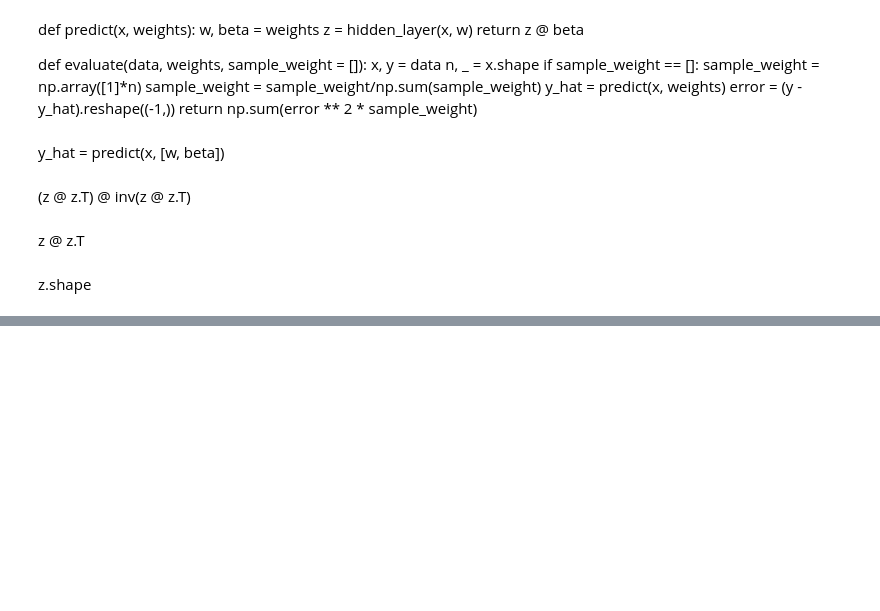
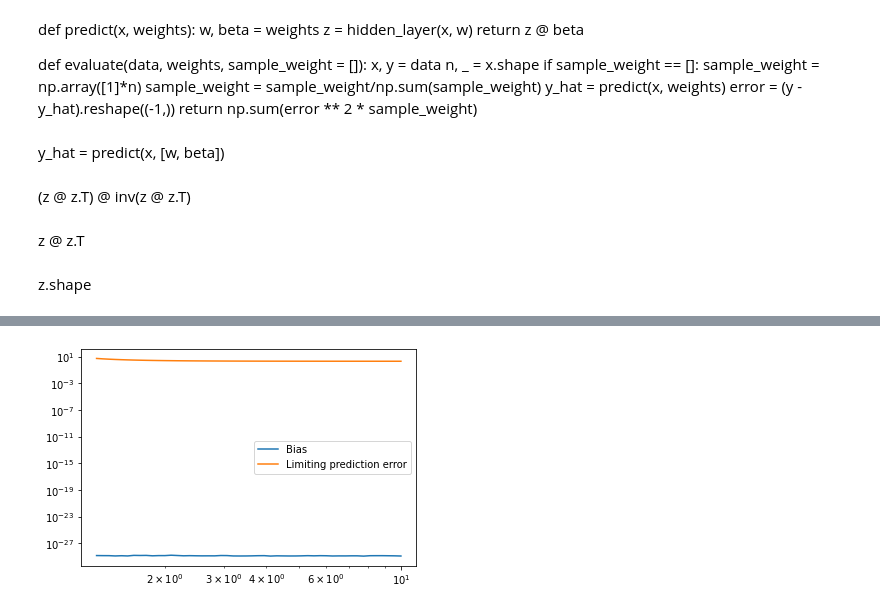
Before and after one commit to smaityumich/overparameterized-group-fairness, a Jupyter notebook: test.ipynb, the cells around one changed output, grey strips where cells are left out. Saved outputs shown, nothing was run; the diff lists cells and outputs as text; code cells hidden in the pictures; blank space fills up the shorter version.

```diff
--- a/test.ipynb
+++ b/test.ipynb
@@ -96,0 +104,44 @@ evaluate(data, weights)
+# %%
+for gamma in gammas:
+  d = np.rint(gamma * n).astype(int)
+
+  bias, predErr = 0., 0.
+  for i1 in range(sims):
+    beta0 = np.random.randn(d)            # regression vec for min grp
+    beta0 = SNR * beta0 / np.linalg.norm(beta0)
+    delta = np.random.randn(d)            # diff b/w regression vecs for maj
+    delta = delta / np.linalg.norm(delta) # and min grps
+
+    # generate data from two group model
+    X1, X0  = np.random.randn(np.rint(pi*n).astype(int),d),\
+         np.random.randn(np.rint((1.-pi)*n).astype(int),d)
+    z1, z0  = np.random.randn(np.rint(pi*n).astype(int)),\
+         np.random.randn(np.rint((1.-pi)*n).astype(int))
+    y1, y0 = X1 @ (beta0 + 0*delta) + z1, X0 @ (beta0 + delta) + z0
+    X, y  = np.vstack((X1, X0)), np.hstack((y1, y0))
+
+
+    X2  = np.random.randn(1000,d)
+    z2  = np.random.randn(1000)
+    y2 = X2 @ (beta0 + delta)+ z2
+
+
+    betaHat = np.linalg.lstsq(X,y)[0]
+    pred = X2 @ betaHat
+    predErr += np.mean((pred - y2)**2)
+
+
+
+  biases.append(bias / sims)
+  predErrs.append(predErr / sims)
+# %%
+limBias    = (pi*(1-pi))/(gammas*(gammas-1.)) + pi/gammas
+limPredErr = (SNR ** 2 + 1)*(1 - 1/gammas) + limBias + 1/(gammas-1)
+# %%
+import matplotlib.pyplot as plt
+plt.loglog(gammas, predErrs, label='Bias')
+plt.loglog(gammas, limPredErr, label='Limiting prediction error')
+plt.legend()
+plt.show()
+# %% [output]
+[figure, added]
```
Also changed, not shown: parts of 4 cells of this notebook, 7 other files.
